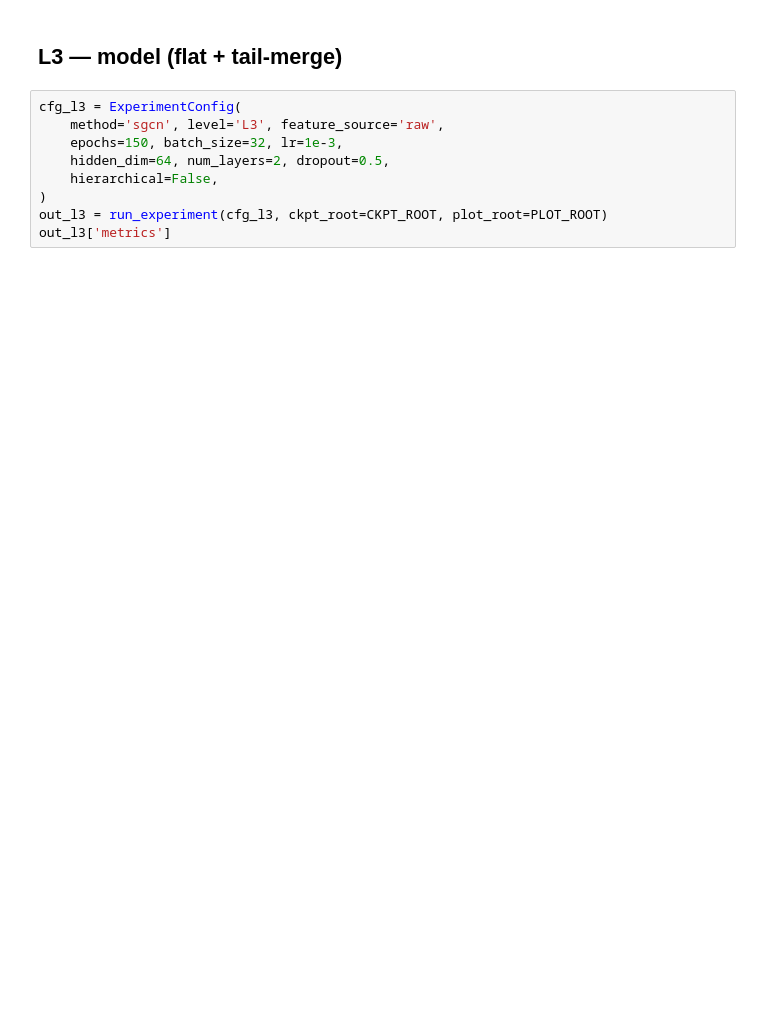
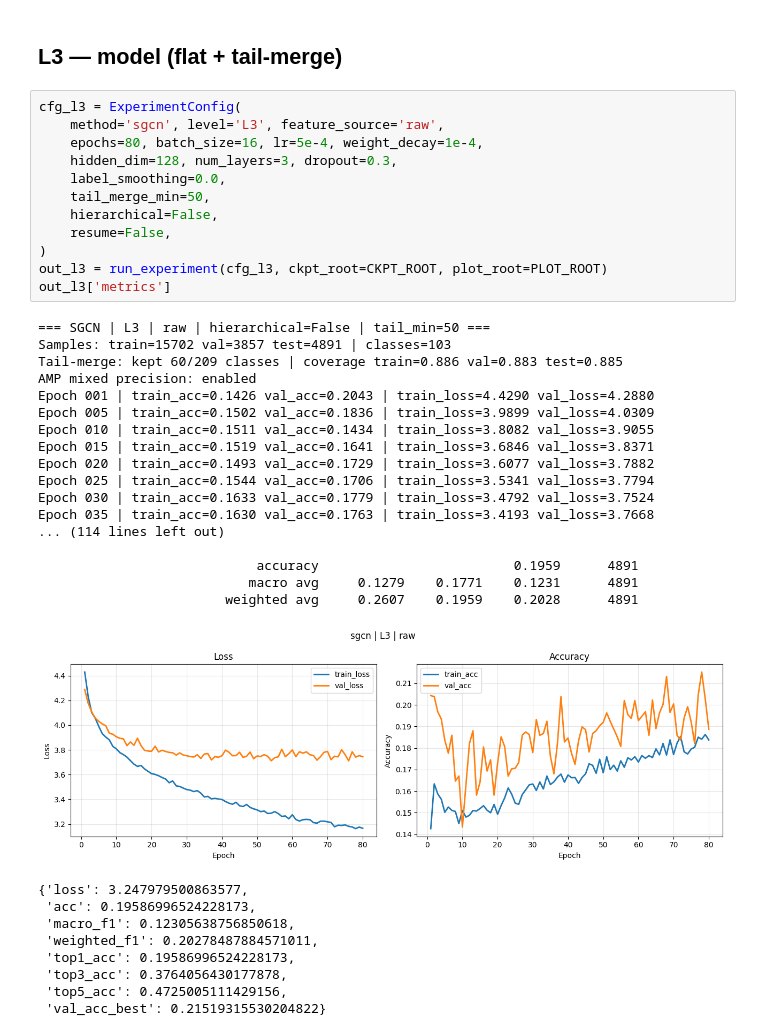
Before and after one commit to Anamikarajesh/FGVD, a Jupyter notebook: sgcn.ipynb, the cells around one changed output. Saved outputs shown, nothing was run; the diff lists cells and outputs as text; blank space fills up the shorter version.

```diff
--- a/sgcn.ipynb
+++ b/sgcn.ipynb
@@ -54,9 +101,39 @@ out_l2['metrics']
 # %%
 cfg_l3 = ExperimentConfig(
     method='sgcn', level='L3', feature_source='raw',
-    epochs=150, batch_size=32, lr=1e-3,
-    hidden_dim=64, num_layers=2, dropout=0.5,
+    epochs=80, batch_size=16, lr=5e-4, weight_decay=1e-4,
+    hidden_dim=128, num_layers=3, dropout=0.3,
+    label_smoothing=0.0,
+    tail_merge_min=50,
     hierarchical=False,
+    resume=False,
 )
 out_l3 = run_experiment(cfg_l3, ckpt_root=CKPT_ROOT, plot_root=PLOT_ROOT)
 out_l3['metrics']
+# %% [output]
+=== SGCN | L3 | raw | hierarchical=False | tail_min=50 ===
+Samples: train=15702 val=3857 test=4891 | classes=103
+Tail-merge: kept 60/209 classes | coverage train=0.886 val=0.883 test=0.885
+AMP mixed precision: enabled
+Epoch 001 | train_acc=0.1426 val_acc=0.2043 | train_loss=4.4290 val_loss=4.2880
+Epoch 005 | train_acc=0.1502 val_acc=0.1836 | train_loss=3.9899 val_loss=4.0309
+Epoch 010 | train_acc=0.1511 val_acc=0.1434 | train_loss=3.8082 val_loss=3.9055
+Epoch 015 | train_acc=0.1519 val_acc=0.1641 | train_loss=3.6846 val_loss=3.8371
+Epoch 020 | train_acc=0.1493 val_acc=0.1729 | train_loss=3.6077 val_loss=3.7882
+Epoch 025 | train_acc=0.1544 val_acc=0.1706 | train_loss=3.5341 val_loss=3.7794
+Epoch 030 | train_acc=0.1633 val_acc=0.1779 | train_loss=3.4792 val_loss=3.7524
+Epoch 035 | train_acc=0.1630 val_acc=0.1763 | train_loss=3.4193 val_loss=3.7668
+... (114 lines left out)
+
+                            accuracy                         0.1959      4891
+                           macro avg     0.1279    0.1771    0.1231      4891
+                        weighted avg     0.2607    0.1959    0.2028      4891
+[figure, added]
+{'loss': 3.247979500863577,
+ 'acc': 0.19586996524228173,
+ 'macro_f1': 0.12305638756850618,
+ 'weighted_f1': 0.20278487884571011,
+ 'top1_acc': 0.19586996524228173,
+ 'top3_acc': 0.3764056430177878,
+ 'top5_acc': 0.4725005111429156,
+ 'val_acc_best': 0.21519315530204822}
```
Also changed, not shown: parts of 2 cells of this notebook, 1 other file.
